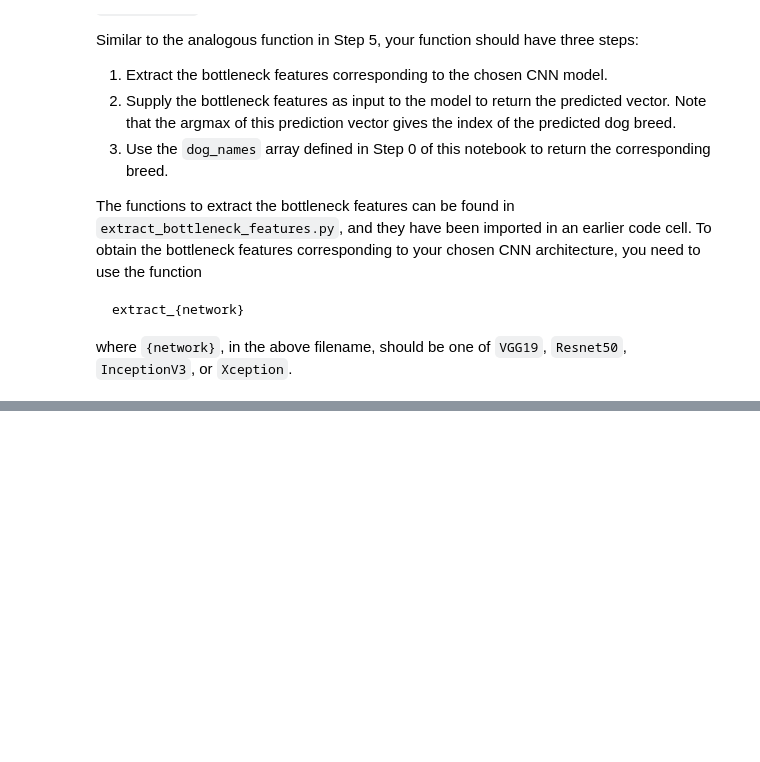
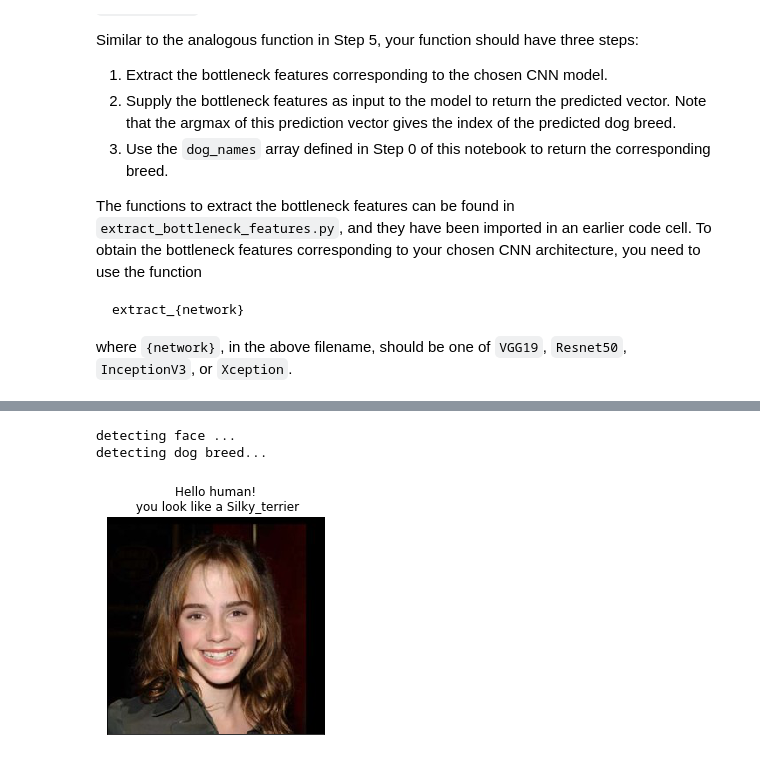
Before and after one commit to alirezadir/dog-project, a Jupyter notebook: dog_app.ipynb, the cells around one changed output, grey strips where cells are left out. Saved outputs shown, nothing was run; the diff lists cells and outputs as text; code cells hidden in the pictures; blank space fills up the shorter version.

```diff
--- a/dog_app.ipynb
+++ b/dog_app.ipynb
@@ -817,0 +812,6 @@ detecting dog breed...
+# %%
+human_dog_detector('data/lfw/Emma_Watson/Emma_Watson_0003.jpg')
+# %% [output]
+detecting face ...
+detecting dog breed...
+[figure, added]
```
Also changed, not shown: parts of 21 cells of this notebook, 1 other file.
